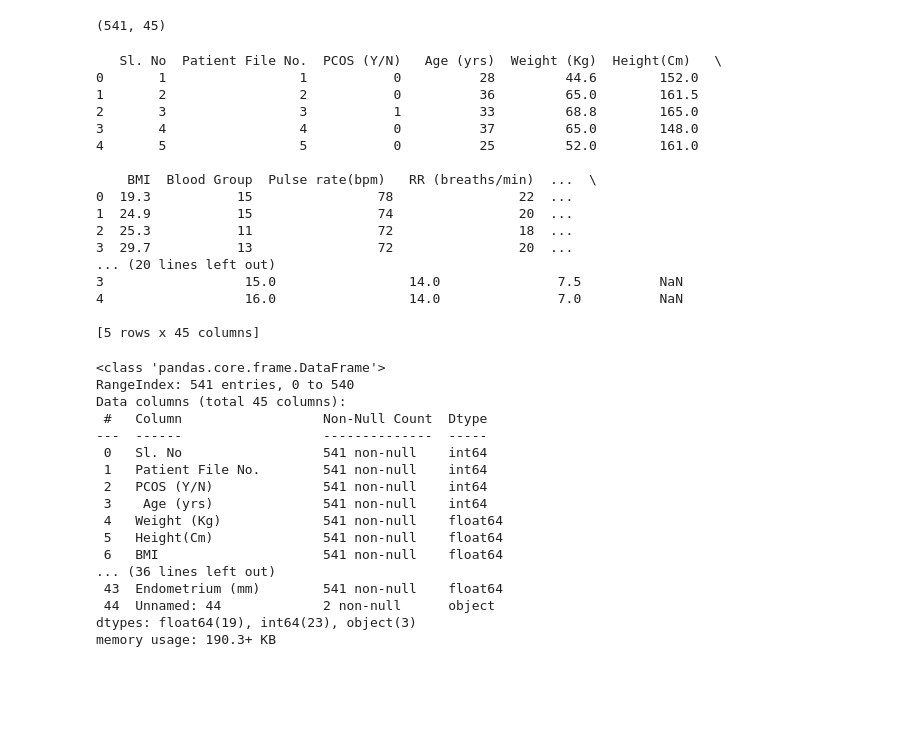
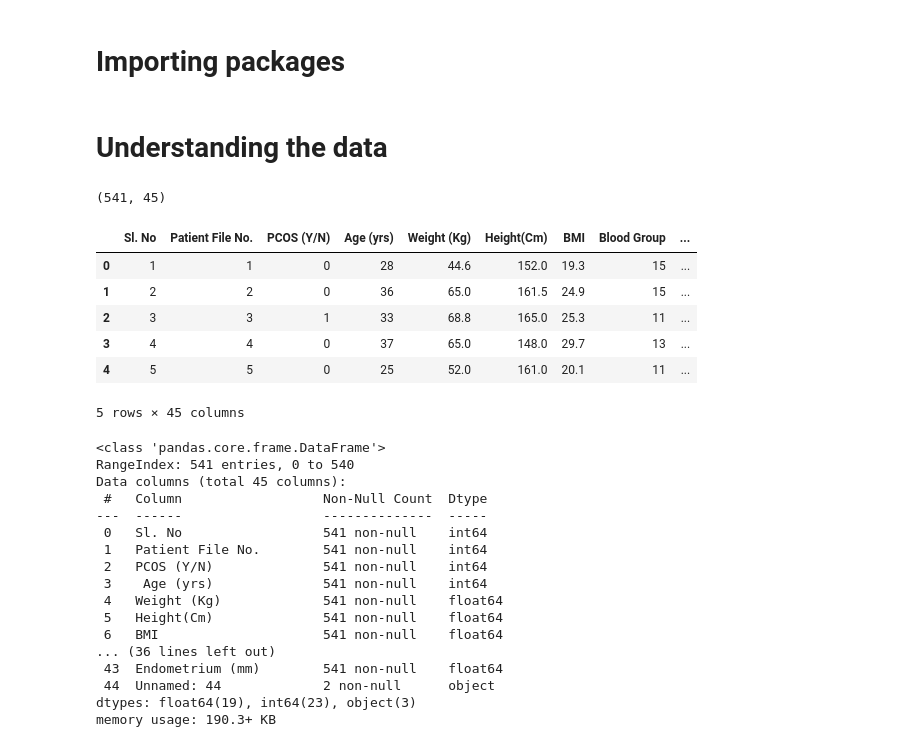
Before and after one commit to stacychann/dsa4262_pcos, a Jupyter notebook: Cleaning_EDA.ipynb, the cells around one changed output. Drawn from its saved outputs; the diff is of its cells as text; code cells hidden in the pictures; blank space fills up the shorter version.

```diff
--- a/Cleaning_EDA.ipynb
+++ b/Cleaning_EDA.ipynb
@@ -1,6 +1,22 @@
+# %% [markdown]
+# Importing packages
 # %%
 import pandas as pd
 import matplotlib.pyplot as plt
 import seaborn as sns
+# %% [markdown]
+# Understanding the data
 # %%
 data = pd.read_csv("PCOS_data.csv")
+df = data.copy()
+print(df.shape)
+df.head()
+# %% [output]
+(541, 45)
+|  | Sl. No | Patient File No. | PCOS (Y/N) | Age (yrs) | Weight (Kg) | Height(Cm) | BMI | Blood Group | ... |
+| 0 | 1 | 1 | 0 | 28 | 44.6 | 152.0 | 19.3 | 15 | ... |
+| 1 | 2 | 2 | 0 | 36 | 65.0 | 161.5 | 24.9 | 15 | ... |
+| 2 | 3 | 3 | 1 | 33 | 68.8 | 165.0 | 25.3 | 11 | ... |
+| 3 | 4 | 4 | 0 | 37 | 65.0 | 148.0 | 29.7 | 13 | ... |
+| 4 | 5 | 5 | 0 | 25 | 52.0 | 161.0 | 20.1 | 11 | ... |
+5 rows × 45 columns
@@ -9,27 +23,3 @@ df = data.copy()
-# %%
-df.shape
-# %% [output]
-(541, 45)
-# %%
-print(df.head())
-# %% [output]
-   Sl. No  Patient File No.  PCOS (Y/N)   Age (yrs)  Weight (Kg)  Height(Cm)   \
-0       1                 1           0          28         44.6        152.0
-1       2                 2           0          36         65.0        161.5
-2       3                 3           1          33         68.8        165.0
-3       4                 4           0          37         65.0        148.0
-4       5                 5           0          25         52.0        161.0
-
-    BMI  Blood Group  Pulse rate(bpm)   RR (breaths/min)  ...  \
-0  19.3           15                78                22  ...
-1  24.9           15                74                20  ...
-2  25.3           11                72                18  ...
-3  29.7           13                72                20  ...
-... (20 lines left out)
-3                  15.0                 14.0               7.5          NaN
-4                  16.0                 14.0               7.0          NaN
-
-[5 rows x 45 columns]
 # %%
 df.info()
 # %% [output]
```
Also changed, not shown: parts of 13 cells of this notebook, 1 other file.
